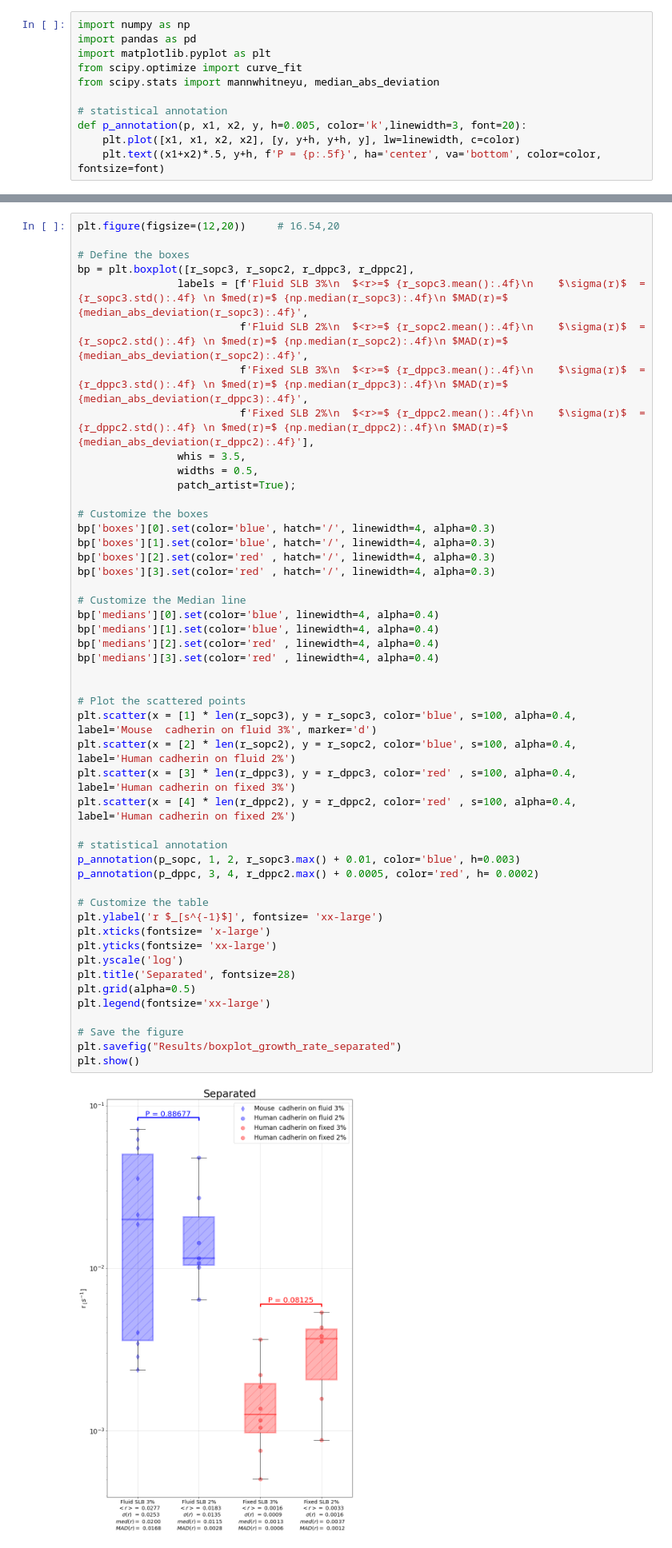
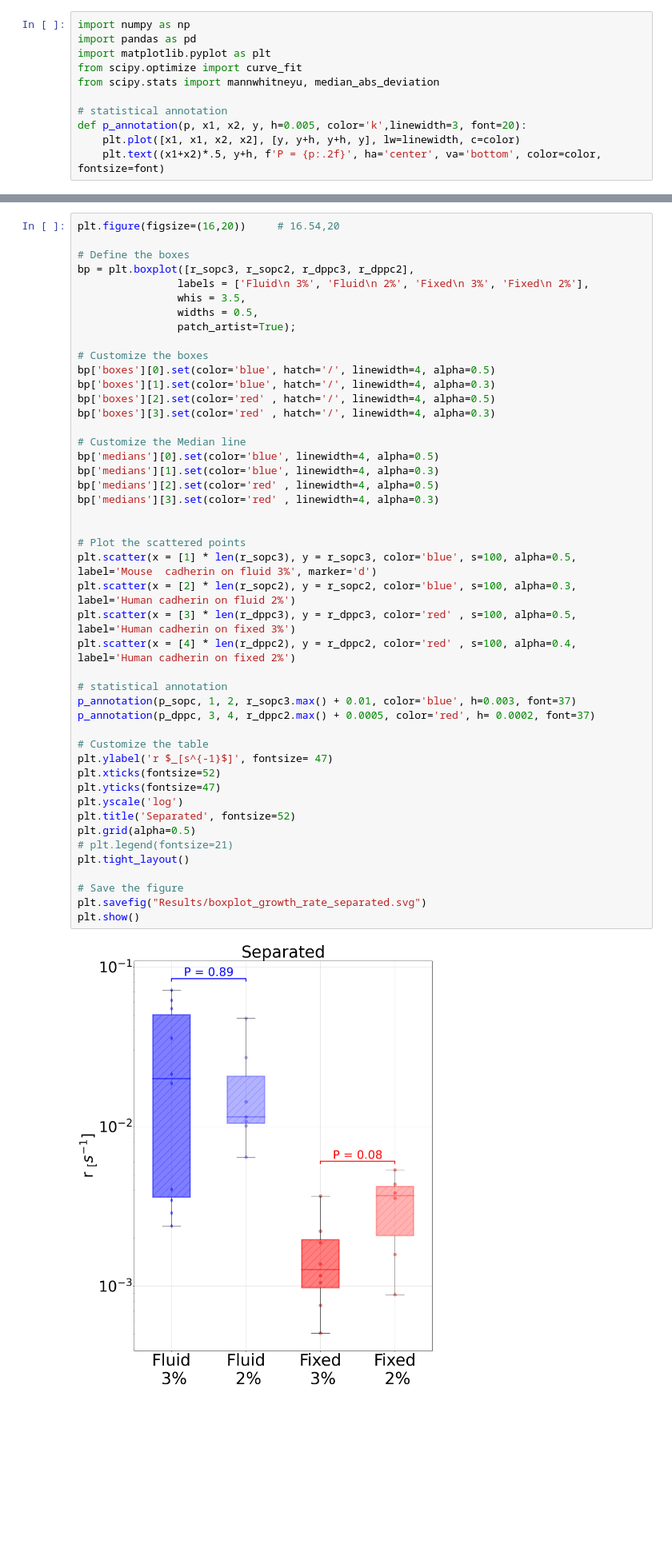
Before and after one commit to ahmed344/growth-curves, a Jupyter notebook: curves_separated.ipynb, the cells around one changed output, grey strips where cells are left out. Shown at 80% size. Cells and saved outputs as stored; diff of their text form; blank space fills up the shorter version.

```diff
--- a/curves_separated.ipynb
+++ b/curves_separated.ipynb
@@ -8,7 +8,7 @@ from scipy.stats import mannwhitneyu, median_abs_deviation
 # statistical annotation
 def p_annotation(p, x1, x2, y, h=0.005, color='k',linewidth=3, font=20):
     plt.plot([x1, x1, x2, x2], [y, y+h, y+h, y], lw=linewidth, c=color)
-    plt.text((x1+x2)*.5, y+h, f'P = {p:.5f}', ha='center', va='bottom', color=color, fontsize=font)
+    plt.text((x1+x2)*.5, y+h, f'P = {p:.2f}', ha='center', va='bottom', color=color, fontsize=font)
 # %% [markdown]
 ### Define the fitting models
 # %%
@@ -305,53 +305,51 @@ DPPC 2% vs DPPC 3%
 # %% [markdown]
 ### Plot box plots
 # %%
-plt.figure(figsize=(12,20))     # 16.54,20
+plt.figure(figsize=(16,20))     # 16.54,20
 
 # Define the boxes
 bp = plt.boxplot([r_sopc3, r_sopc2, r_dppc3, r_dppc2],
-                labels = [f'Fluid SLB 3%\n  $<r>=$ {r_sopc3.mean():.4f}\n    $\sigma(r)$  = {r_sopc3.std():.4f} \n $med(r)=$ {np.median(r_sopc3):.4f}\n $MAD(r)=$ {median_abs_deviation(r_sopc3):.4f}',
-                          f'Fluid SLB 2%\n  $<r>=$ {r_sopc2.mean():.4f}\n    $\sigma(r)$  = {r_sopc2.std():.4f} \n $med(r)=$ {np.median(r_sopc2):.4f}\n $MAD(r)=$ {median_abs_deviation(r_sopc2):.4f}',
-                          f'Fixed SLB 3%\n  $<r>=$ {r_dppc3.mean():.4f}\n    $\sigma(r)$  = {r_dppc3.std():.4f} \n $med(r)=$ {np.median(r_dppc3):.4f}\n $MAD(r)=$ {median_abs_deviation(r_dppc3):.4f}',
-                          f'Fixed SLB 2%\n  $<r>=$ {r_dppc2.mean():.4f}\n    $\sigma(r)$  = {r_dppc2.std():.4f} \n $med(r)=$ {np.median(r_dppc2):.4f}\n $MAD(r)=$ {median_abs_deviation(r_dppc2):.4f}'],
+                labels = ['Fluid\n 3%', 'Fluid\n 2%', 'Fixed\n 3%', 'Fixed\n 2%'],
                 whis = 3.5,
                 widths = 0.5,
                 patch_artist=True);
 
 # Customize the boxes
-bp['boxes'][0].set(color='blue', hatch='/', linewidth=4, alpha=0.3)
+bp['boxes'][0].set(color='blue', hatch='/', linewidth=4, alpha=0.5)
 bp['boxes'][1].set(color='blue', hatch='/', linewidth=4, alpha=0.3)
-bp['boxes'][2].set(color='red' , hatch='/', linewidth=4, alpha=0.3)
+bp['boxes'][2].set(color='red' , hatch='/', linewidth=4, alpha=0.5)
 bp['boxes'][3].set(color='red' , hatch='/', linewidth=4, alpha=0.3)
 
 # Customize the Median line
-bp['medians'][0].set(color='blue', linewidth=4, alpha=0.4)
-bp['medians'][1].set(color='blue', linewidth=4, alpha=0.4)
-bp['medians'][2].set(color='red' , linewidth=4, alpha=0.4)
-bp['medians'][3].set(color='red' , linewidth=4, alpha=0.4)
+bp['medians'][0].set(color='blue', linewidth=4, alpha=0.5)
+bp['medians'][1].set(color='blue', linewidth=4, alpha=0.3)
+bp['medians'][2].set(color='red' , linewidth=4, alpha=0.5)
+bp['medians'][3].set(color='red' , linewidth=4, alpha=0.3)
 
 
 # Plot the scattered points
-plt.scatter(x = [1] * len(r_sopc3), y = r_sopc3, color='blue', s=100, alpha=0.4, label='Mouse  cadherin on fluid 3%', marker='d')
-plt.scatter(x = [2] * len(r_sopc2), y = r_sopc2, color='blue', s=100, alpha=0.4, label='Human cadherin on fluid 2%')
-plt.scatter(x = [3] * len(r_dppc3), y = r_dppc3, color='red' , s=100, alpha=0.4, label='Human cadherin on fixed 3%')
+plt.scatter(x = [1] * len(r_sopc3), y = r_sopc3, color='blue', s=100, alpha=0.5, label='Mouse  cadherin on fluid 3%', marker='d')
+plt.scatter(x = [2] * len(r_sopc2), y = r_sopc2, color='blue', s=100, alpha=0.3, label='Human cadherin on fluid 2%')
+plt.scatter(x = [3] * len(r_dppc3), y = r_dppc3, color='red' , s=100, alpha=0.5, label='Human cadherin on fixed 3%')
 plt.scatter(x = [4] * len(r_dppc2), y = r_dppc2, color='red' , s=100, alpha=0.4, label='Human cadherin on fixed 2%')
 
 # statistical annotation
-p_annotation(p_sopc, 1, 2, r_sopc3.max() + 0.01, color='blue', h=0.003)
-p_annotation(p_dppc, 3, 4, r_dppc2.max() + 0.0005, color='red', h= 0.0002)
+p_annotation(p_sopc, 1, 2, r_sopc3.max() + 0.01, color='blue', h=0.003, font=37)
+p_annotation(p_dppc, 3, 4, r_dppc2.max() + 0.0005, color='red', h= 0.0002, font=37)
 
 # Customize the table
-plt.ylabel('r $_[s^{-1}$]', fontsize= 'xx-large')
-plt.xticks(fontsize= 'x-large')
-plt.yticks(fontsize= 'xx-large')
+plt.ylabel('r $_[s^{-1}$]', fontsize= 47)
+plt.xticks(fontsize=52)
+plt.yticks(fontsize=47)
 plt.yscale('log')
-plt.title('Separated', fontsize=28)
+plt.title('Separated', fontsize=52)
 plt.grid(alpha=0.5)
-plt.legend(fontsize='xx-large')
+# plt.legend(fontsize=21)
+plt.tight_layout()
 
 # Save the figure
-plt.savefig("Results/boxplot_growth_rate_separated")
+plt.savefig("Results/boxplot_growth_rate_separated.svg")
 plt.show()
 # %% [output]
-[figure, old version]
+[figure, new version]
 # %%
```
Also changed, not shown: parts of 5 cells of this notebook, 4 other files.
